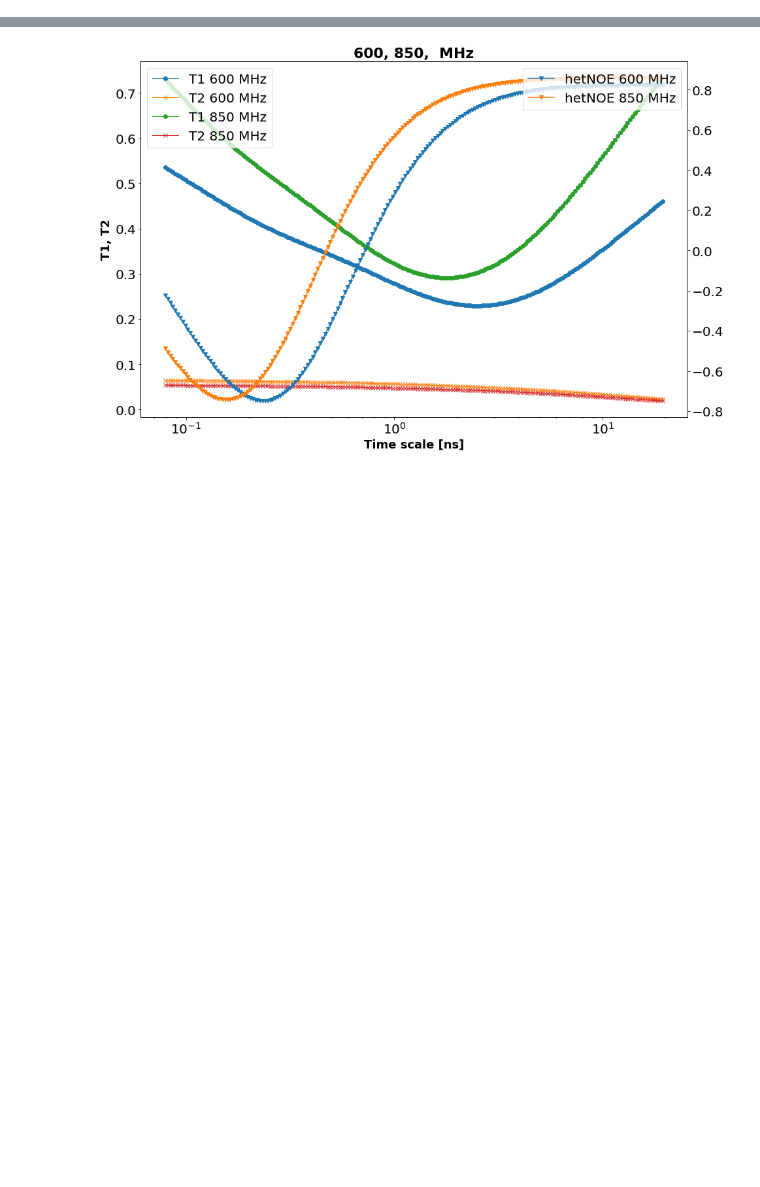
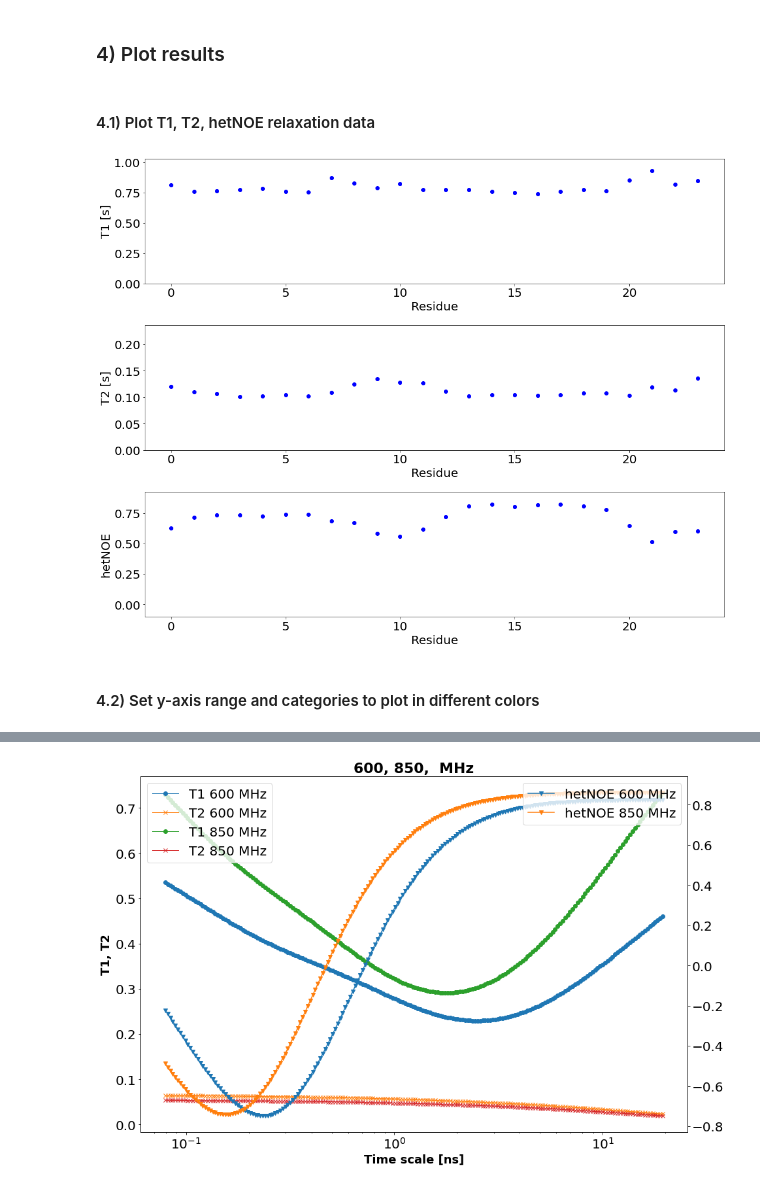
Before and after one commit to nencini/NMR_FF_tools, a Jupyter notebook: relaxation_times/RelaxationTimes.ipynb, the cells around one changed output, grey strips where cells are left out. Saved outputs shown, nothing was run; the diff lists cells and outputs as text; code cells hidden in the pictures; blank space fills up the shorter version.

```diff
--- a/relaxation_times/RelaxationTimes.ipynb
+++ b/relaxation_times/RelaxationTimes.ipynb
@@ -76,0 +84,10 @@ R1: 41.67521824956845 R2: 43.84104154975164 NOE: 0
+# %% [markdown]
+<h3>4) Plot results</h3>
+# %% [markdown]
+<h4>4.1) Plot T1, T2, hetNOE relaxation data</h4>
+# %%
+rt.plot_T1_T2_noe(aminoAcids)
+# %% [output]
+[figure, added]
+# %% [markdown]
+<h4>4.2) Set y-axis range and categories to plot in different colors</h4>
```
Also changed, not shown: parts of 17 cells of this notebook, 3 other files.
